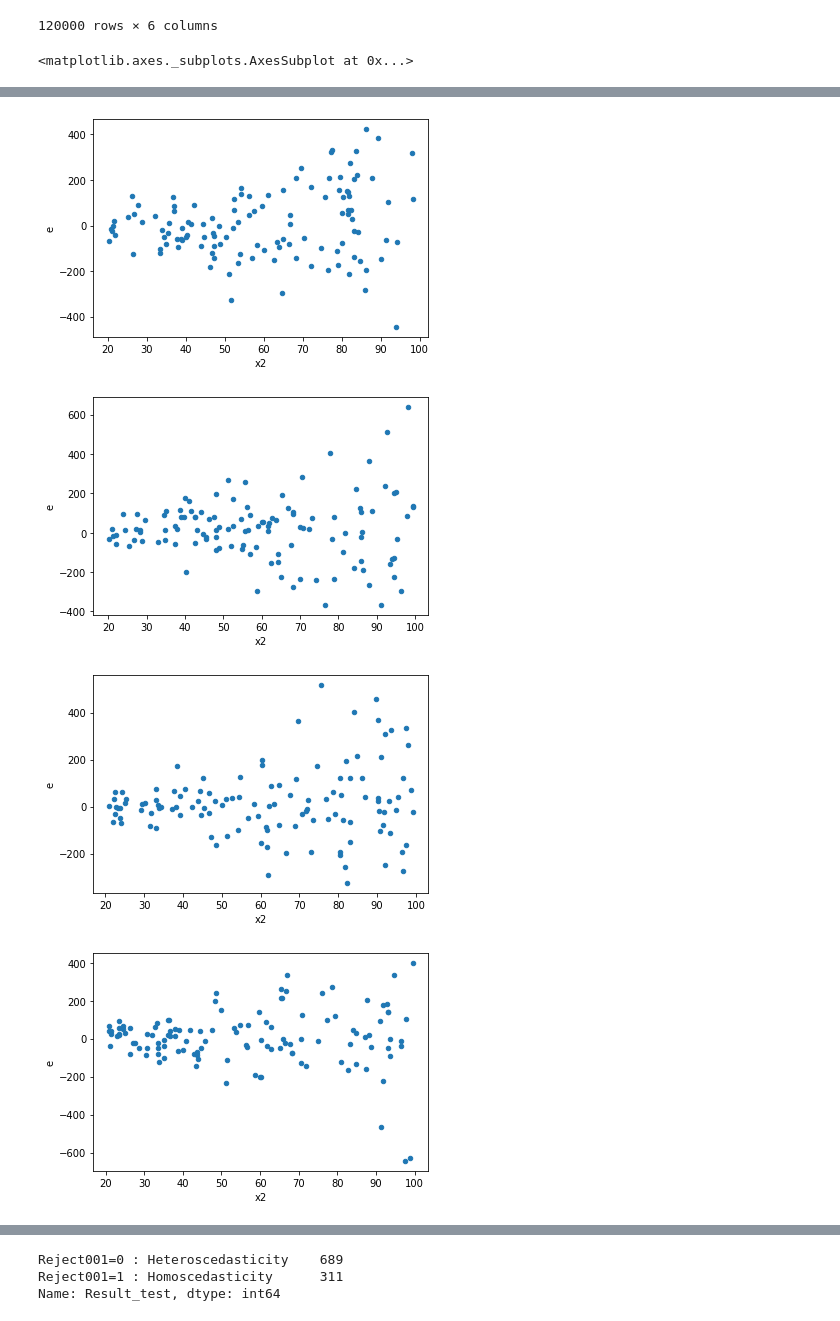
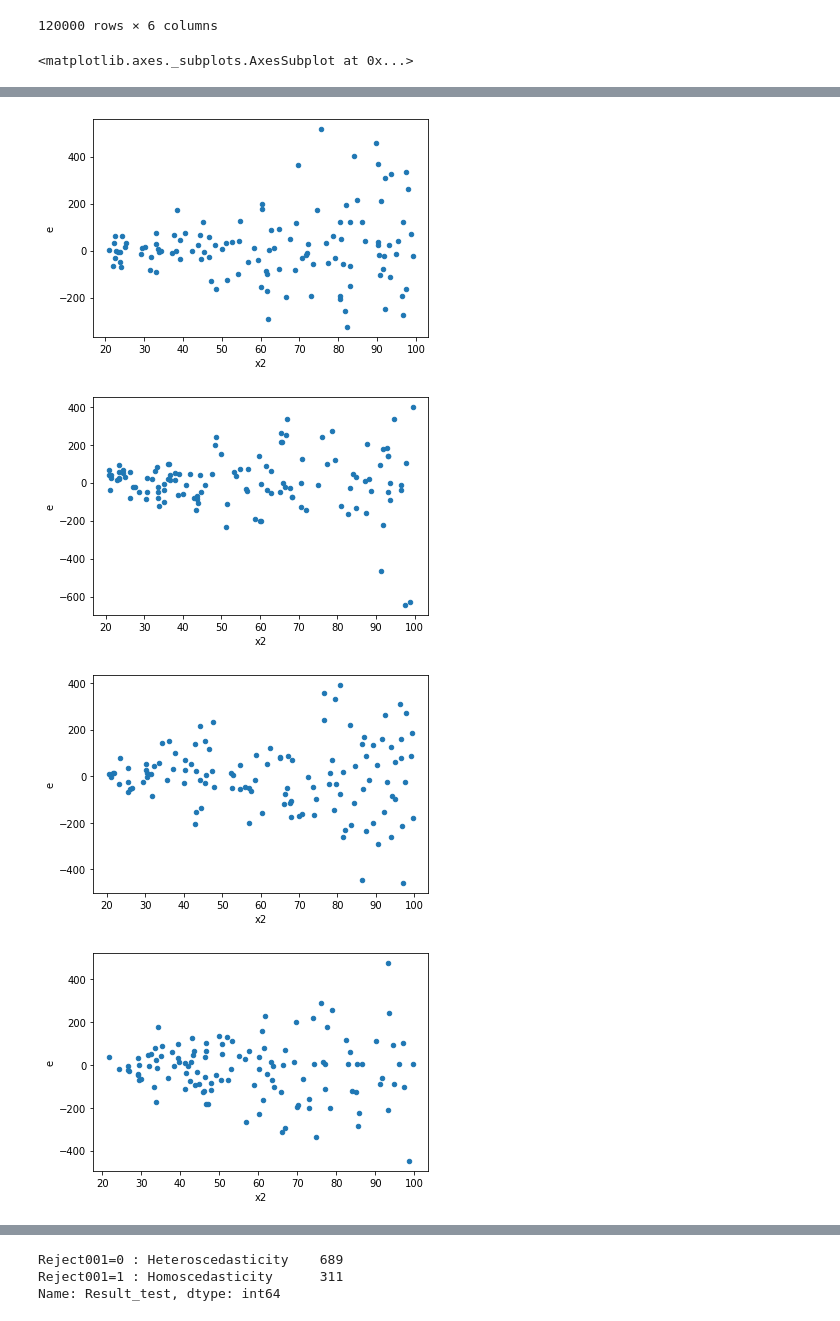
Before and after one commit to iam-fern/Generate_multiplication_2X, a Jupyter notebook: GQtest_data(y_hat)_multi_delta_(2_4)_n120_01.ipynb, the cells around one changed output, grey strips where cells are left out. Drawn from its saved outputs; the diff is of its cells as text; code cells hidden in the pictures.

```diff
--- a/GQtest_data(y_hat)_multi_delta_(2_4)_n120_01.ipynb
+++ b/GQtest_data(y_hat)_multi_delta_(2_4)_n120_01.ipynb
@@ -140,12 +140,11 @@ tablenew0 = table.loc[0.0]
 tablenew1 = table.loc[1.0]
 tablenew2 = table.loc[2.0]
 tablenew3 = table.loc[3.0]
-tablenew4 = table.loc[4.0]
-tablenew5 = table.loc[5.0]
-tablenew6 = table.loc[6.0]
-tablenew7 = table.loc[7.0]
-tablenew8 = table.loc[8.0]
-tablenew9 = table.loc[9.0]
+tablenew4 = table.loc[5.0]
+tablenew5 = table.loc[7.0]
+tablenew6 = table.loc[8.0]
+tablenew7 = table.loc[10.0]
+tablenew8 = table.loc[11.0]
 tablenew0.plot(x ='x2', y='e', kind = 'scatter')
 tablenew1.plot(x ='x2', y='e', kind = 'scatter')
 tablenew2.plot(x ='x2', y='e', kind = 'scatter')
@@ -155,7 +154,6 @@ tablenew5.plot(x ='x2', y='e', kind = 'scatter')
 tablenew6.plot(x ='x2', y='e', kind = 'scatter')
 tablenew7.plot(x ='x2', y='e', kind = 'scatter')
 tablenew8.plot(x ='x2', y='e', kind = 'scatter')
-tablenew9.plot(x ='x2', y='e', kind = 'scatter')
 # %% [output]
 <matplotlib.axes._subplots.AxesSubplot at 0x...>
 [figure]
@@ -166,4 +164,4 @@ tablenew9.plot(x ='x2', y='e', kind = 'scatter')
-[figure, old version]
+[figure, new version]
-[figure, old version]
+[figure, new version]
-[figure, old version]
+[figure, new version]
-[figure, old version]
+[figure, new version]
```
Also changed, not shown: parts of 1 cell of this notebook.
